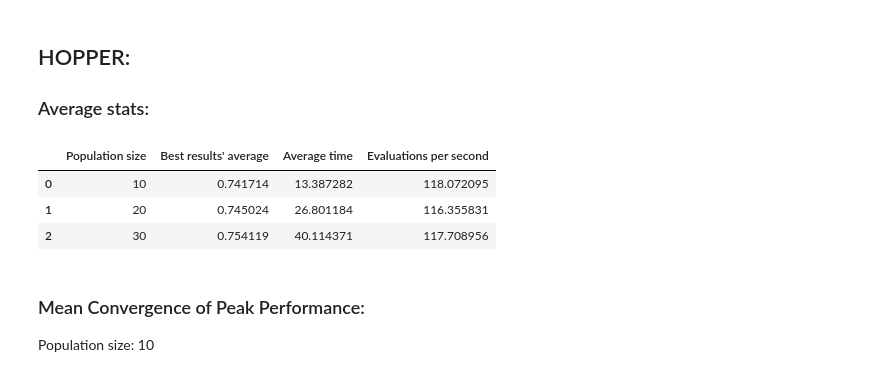
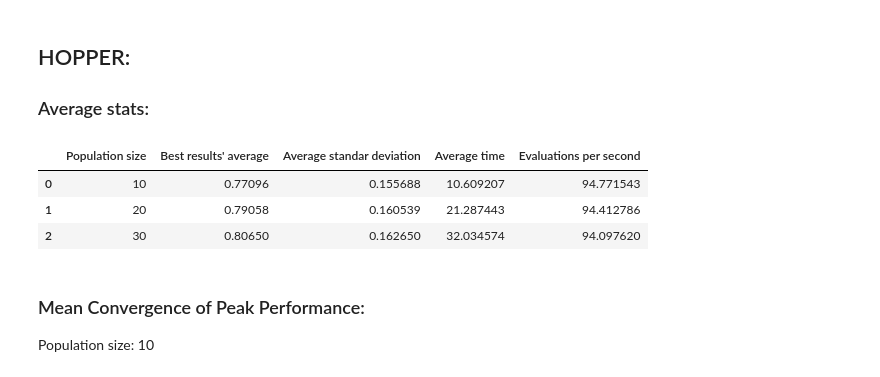
Before and after one commit to julengarciaaa/2D-Knapsack, a Jupyter notebook: results/plots.ipynb, the cells around one changed output. Saved outputs shown, nothing was run; the diff lists cells and outputs as text; code cells hidden in the pictures.

```diff
--- a/results/plots.ipynb
+++ b/results/plots.ipynb
@@ -12,6 +12,7 @@ import numpy as np
 # %%
 def get_population_stats(dataset, n_pop):
     best_result_avgs = []
+    std_avgs = []
     avg_times = []
     evaluations_per_seconds = []
 
@@ -20,28 +21,32 @@ def get_population_stats(dataset, n_pop):
         log = pd.read_csv(data_path)
 
         best_result_avgs.append(log.iloc[-1]['max'])
+        std_avgs.append(log["std"].mean())
         avg_times.append(log['time_gen'].sum())
         evaluations_per_seconds.append((n_pop * 100) / log['time_gen'].sum())
 
     best_result_avg = np.mean(np.array(best_result_avgs))
+    std_avg = np.mean(std_avgs)
     avg_time = np.mean(np.array(avg_times))
     evaluations_per_second = np.mean(np.array(evaluations_per_seconds))
 
-    return best_result_avg, avg_time, evaluations_per_second
+    return best_result_avg, std_avg, avg_time, evaluations_per_second
 # %%
 def get_general_stats(dataset):
     n_pops = [10, 20, 30]
     data = {
         "Population size": [],
         "Best results' average": [],
+        "Average standar deviation": [],
         "Average time": [],
         "Evaluations per second": []
     }
 
     for n_pop in n_pops:
-        best_result_avg, avg_time, evaluations_per_second = get_population_stats(dataset, n_pop)
+        best_result_avg, std_avg, avg_time, evaluations_per_second = get_population_stats(dataset, n_pop)
         data["Population size"].append(n_pop)
         data["Best results' average"].append(best_result_avg)
+        data["Average standar deviation"].append(std_avg)
         data["Average time"].append(avg_time)
         data["Evaluations per second"].append(evaluations_per_second)
 
@@ -105,12 +117,12 @@ plot_peak_performance("JAKOBS", 30)
 
 ### Average stats:
 # %%
-get_general_stats("JAKOBS")
+get_general_stats("HOPPER")
 # %% [output]
-|  | Population size | Best results' average | Average time | Evaluations per second |
-| 0 | 10 | 0.741714 | 13.387282 | 118.072095 |
-| 1 | 20 | 0.745024 | 26.801184 | 116.355831 |
-| 2 | 30 | 0.754119 | 40.114371 | 117.708956 |
+|  | Population size | Best results' average | Average standar deviation | Average time | Evaluations per second |
+| 0 | 10 | 0.77096 | 0.155688 | 10.609207 | 94.771543 |
+| 1 | 20 | 0.79058 | 0.160539 | 21.287443 | 94.412786 |
+| 2 | 30 | 0.80650 | 0.162650 | 32.034574 | 94.097620 |
 # %% [markdown]
 ### Mean Convergence of Peak Performance:
 
```
Also changed, not shown: parts of 2 cells of this notebook, 1 other file.
